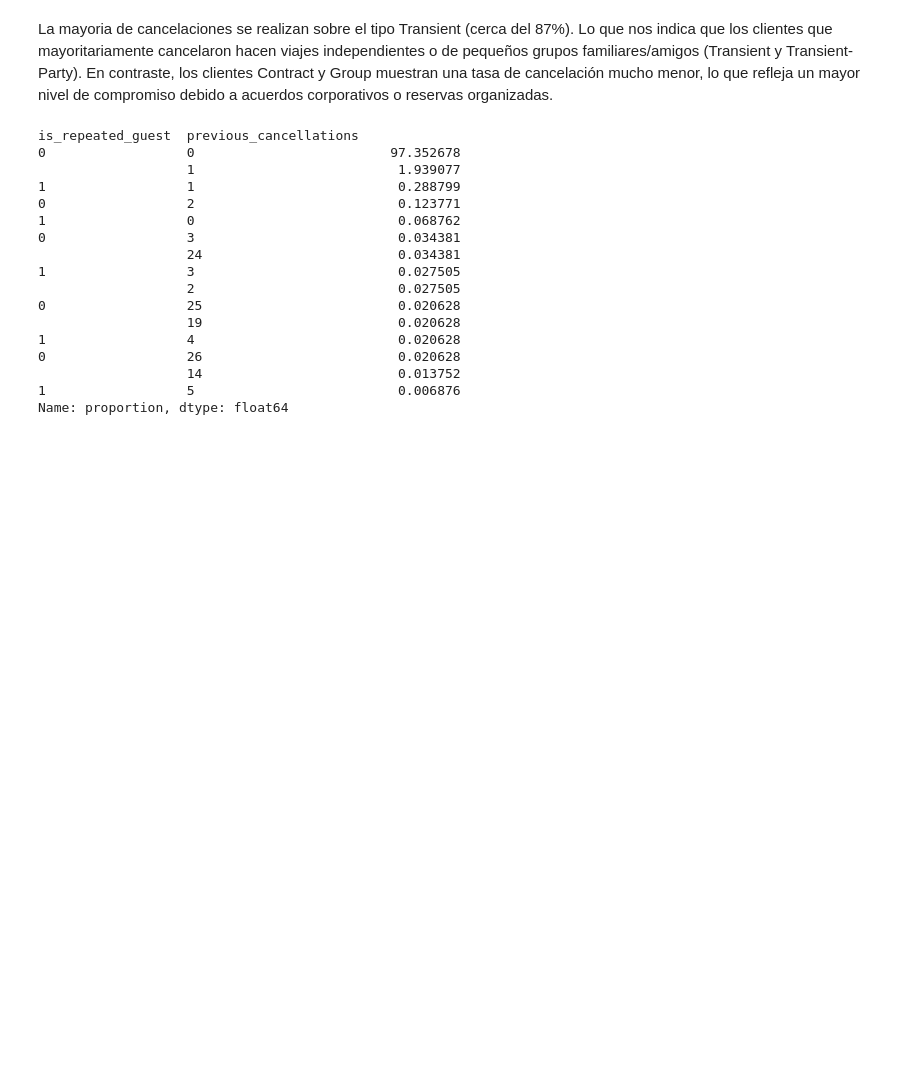
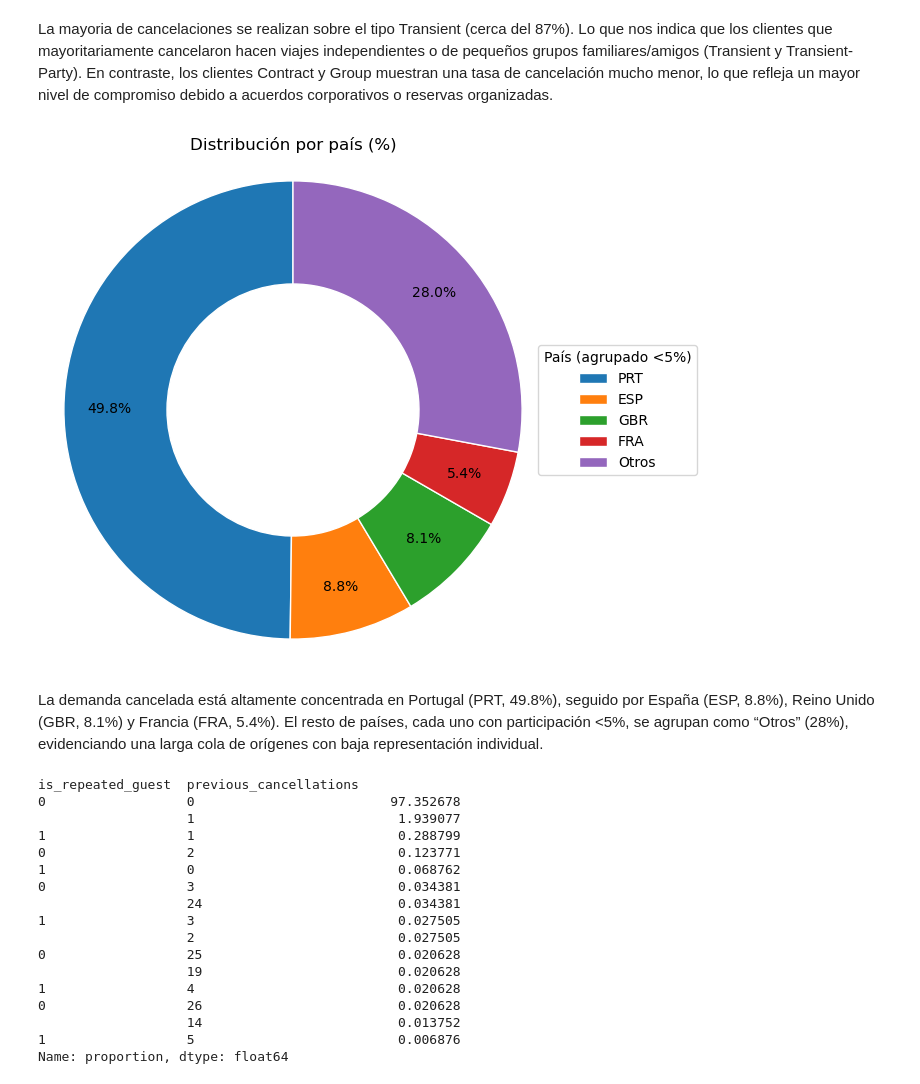
Before and after one commit to leodie1615/taller1, a Jupyter notebook: taller1_final.ipynb, the cells around one changed output. Drawn from its saved outputs; the diff is of its cells as text; code cells hidden in the pictures; blank space fills up the shorter version.

```diff
--- a/taller1_final.ipynb
+++ b/taller1_final.ipynb
@@ -520,5 +553,45 @@ Name: proportion, dtype: float64
 # %% [markdown]
 La mayoria de cancelaciones se realizan sobre el tipo Transient (cerca del 87%). Lo que nos indica que los clientes que mayoritariamente cancelaron hacen viajes independientes o de pequeños grupos familiares/amigos (Transient y Transient-Party). En contraste, los clientes Contract y Group muestran una tasa de cancelación mucho menor, lo que refleja un mayor nivel de compromiso debido a acuerdos corporativos o reservas organizadas.
+# %%
+canceled_df["country"].value_counts(dropna=False, normalize=True)*100
+
+s = (canceled_df["country"]
+     .astype("object").fillna("Desconocido")
+     .value_counts(normalize=True)
+     .mul(100).sort_values(ascending=False))
+
+umbral = 5.0
+grandes = s[s >= umbral]
+otros = s[s < umbral].sum()
+if otros > 0:
+    grandes.loc["Otros"] = otros
+
+def autopct_fmt(p):
+    return f"{p:.1f}%" if p >= umbral else ""
+
+fig, ax = plt.subplots(figsize=(7,5.6))
+wedges, texts, autotexts = ax.pie(
+    grandes.values,
+    labels=None,
+    autopct=autopct_fmt,
+    startangle=90,
+    pctdistance=0.8,
+    wedgeprops={"width": 0.45, "edgecolor": "white"}
+)
+
+ax.set_title("Distribución por país (%)", pad=6)
+box = ax.get_position()
+ax.set_position([box.x0, box.y0 + 0.02, 0.70, 0.90])
+ax.legend(wedges, grandes.index.tolist(),
+          title="País (agrupado <5%)",
+          loc="center left", bbox_to_anchor=(1.0, 0.5), borderaxespad=0)
+ax.set_ylabel("")
+ax.axis("equal")
+plt.show()
+# %% [output]
+[figure, added]
+# %% [markdown]
+La demanda cancelada está altamente concentrada en Portugal (PRT, 49.8%), seguido por España (ESP, 8.8%), Reino Unido (GBR, 8.1%) y Francia (FRA, 5.4%). El resto de países, cada uno con participación <5%, se agrupan como “Otros” (28%), evidenciando una larga cola de orígenes con baja representación individual.
 # %%
 canceled_df[["is_repeated_guest","previous_cancellations"]].value_counts(dropna=False, normalize=True)*100
 # %% [output]
```
Also changed, not shown: parts of 2 cells of this notebook.
